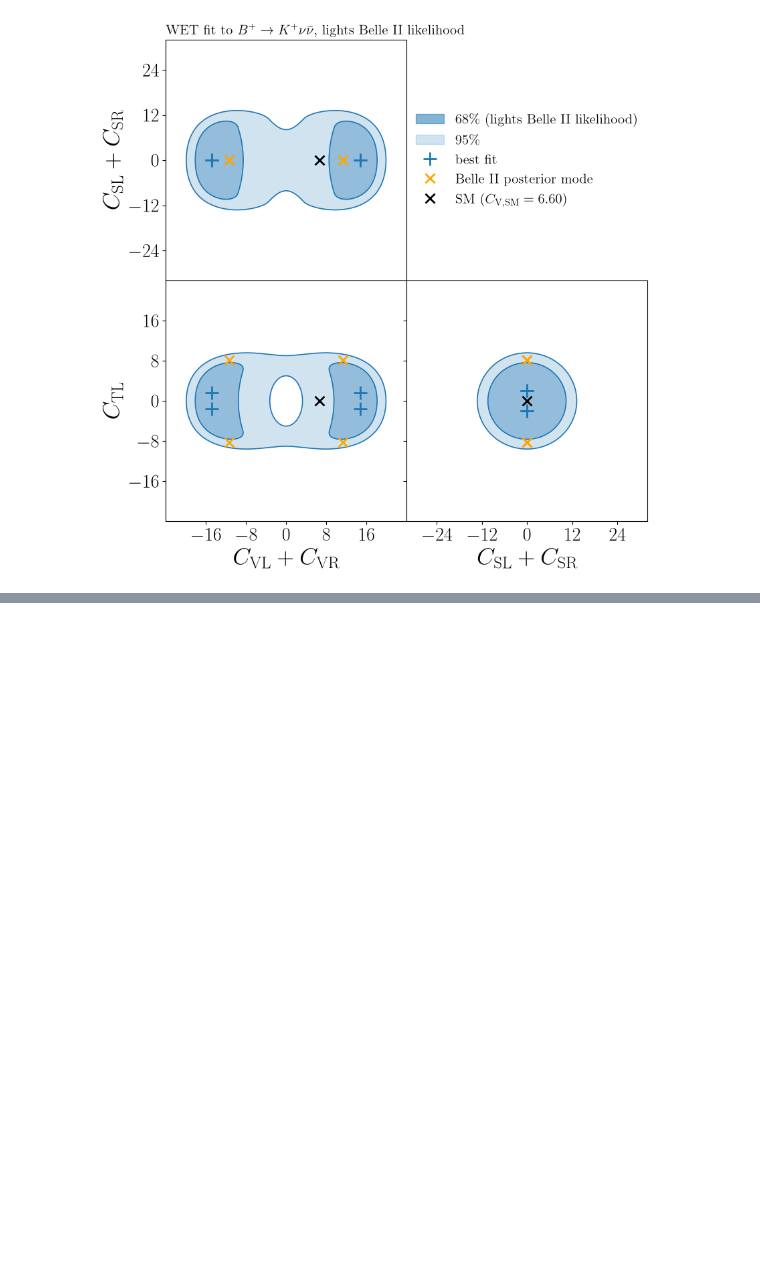
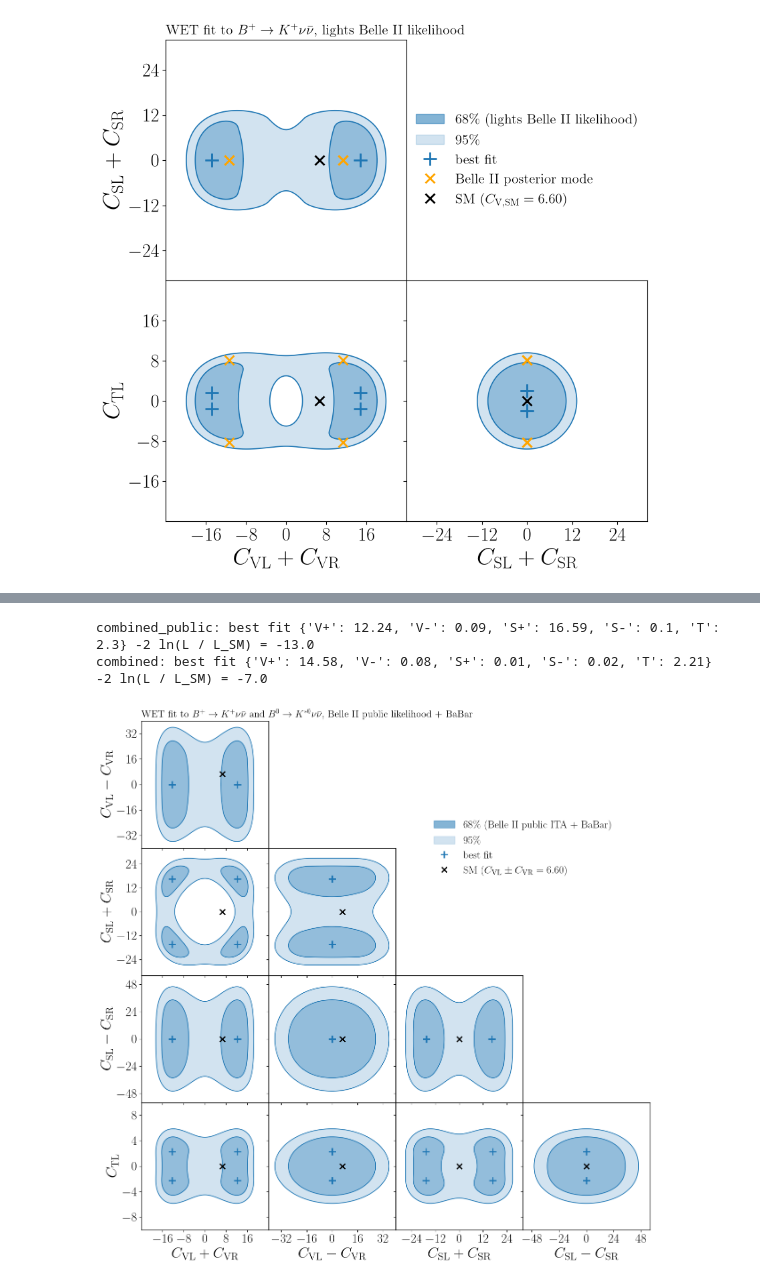
Before and after one commit to PatrickBolton/bk-invisible-fits, a Jupyter notebook: notebooks/04_NP_coupling.ipynb, the cells around one changed output, grey strips where cells are left out. Saved outputs shown, nothing was run; the diff lists cells and outputs as text; code cells hidden in the pictures; blank space fills up the shorter version.

Commit message:
Likelihoods with any number of NP templates; fit and scan all five WET couplings with BaBar; notebook 04: 10-panel WET fits; document slices vs profiles

```diff
--- a/notebooks/04_NP_coupling.ipynb
+++ b/notebooks/04_NP_coupling.ipynb
@@ -443,0 +454,61 @@ wet_figure(wet_lights, wet_lights_full, 'lights Belle II likelihood',
+# %%
+from lights.fits import WET_COUPLINGS, fit_WET, profile_logLL_WET
+from lights.constants import CVL_SM
+
+wet_labels = {"V+": r'$C_{\rm VL} + C_{\rm VR}$', "V-": r'$C_{\rm VL} - C_{\rm VR}$', "S+": r'$C_{\rm SL} + C_{\rm SR}$',
+              "S-": r'$C_{\rm SL} - C_{\rm SR}$', "T": r'$C_{\rm TL}$'}
+wet_ranges = {"V+": 24, "V-": 40, "S+": 32, "S-": 56, "T": 10}   # axis ranges (-range ... range), covering the 95% regions
+wet_ticks = {"V+": 8, "V-": 16, "S+": 12, "S-": 24, "T": 4}
+wet_SM = dict(zip(WET_COUPLINGS, (CVL_SM, CVL_SM, 0, 0, 0)))
+columns, rows = ("V+", "V-", "S+", "S-"), ("T", "S-", "S+", "V-")    # x axes, left to right; y axes, bottom to top
+wet_pairs = [(a, b) for a in columns for b in rows if WET_COUPLINGS.index(a) < WET_COUPLINGS.index(b)]
+
+wet_vals = {c: np.linspace(0, r, 81) for c, r in wet_ranges.items()}           # couplings >= 0
+wet_vals_full = {c: np.concatenate((-v[:0:-1], v)) for c, v in wet_vals.items()}
+wet_all = {}
+for experiment in ("combined_public", "combined"):
+    fit = fit_WET(experiment)
+    print(f"{experiment}: best fit", {c: round(v, 2) for c, v in fit.couplings.items()}, f"-2 ln(L / L_SM) = {fit.delta_chi2:.1f}")
+    wet_all[experiment] = {pair: profile_logLL_WET(experiment, pair, wet_vals[pair[0]], wet_vals[pair[1]])
+                           for pair in wet_pairs}
+# %% [output]
+combined_public: best fit {'V+': 12.24, 'V-': 0.09, 'S+': 16.59, 'S-': 0.1, 'T': 2.3} -2 ln(L / L_SM) = -13.0
+combined: best fit {'V+': 14.58, 'V-': 0.08, 'S+': 0.01, 'S-': 0.02, 'T': 2.21} -2 ln(L / L_SM) = -7.0
+# %%
+def wet_corner(grids, likelihood, title, file):
+    """The ten WET panels: each pair of couplings (columns: x, rows: y), with the 68% and 95% regions of the
+    mirrored grids, the best fit (and its mirror images) and the SM."""
+    fig = plt.figure(figsize = (13, 13))
+    size = 0.22
+    for (a, b), grid in grids.items():
+        i, r = columns.index(a), rows.index(b)
+        ax = fig.add_axes([i * size, r * size, size, size])
+        X, Y = np.meshgrid(wet_vals_full[a], wet_vals_full[b])
+        full = mirror(grid)
+        ax.contourf(X, Y, full, levels = [0, 5.99], colors = 'C0', alpha = 0.2)
+        ax.contourf(X, Y, full, levels = [0, 2.30], colors = 'C0', alpha = 0.35)
+        ax.contour(X, Y, full, levels = [2.30, 5.99], colors = 'C0', linewidths = 1.2)
+        jb, ja = np.unravel_index(np.argmin(grid), grid.shape)     # best fit (couplings >= 0) and its mirror images
+        for sa, sb in signs:
+            best, = ax.plot(sa * wet_vals[a][ja], sb * wet_vals[b][jb], '+', color = 'C0', ms = 12, mew = 2)
+        sm, = ax.plot(wet_SM[a], wet_SM[b], 'x', color = 'k', ms = 9, mew = 2)
+        ax.set_xlim(-wet_ranges[a], wet_ranges[a])
+        ax.set_ylim(-wet_ranges[b], wet_ranges[b])
+        for axis, name in ((ax.xaxis, a), (ax.yaxis, b)):
+            axis.set_ticks(np.arange(-wet_ranges[name] // wet_ticks[name] * wet_ticks[name], wet_ranges[name], wet_ticks[name])[1:])
+        if r > 0: ax.set_xticklabels([])
+        else: ax.set_xlabel(wet_labels[a], fontsize = 24)
+        if i > 0: ax.set_yticklabels([])
+        else: ax.set_ylabel(wet_labels[b], fontsize = 24)
+        if (i, r) == (0, len(rows) - 1):
+            ax.set_title(title, fontsize = 16, loc = 'left')
+    regions = [plt.Rectangle((0, 0), 1, 1, color = 'C0', alpha = a) for a in (0.55, 0.2)]
+    fig.legend(regions + [best, sm], [r'68\% (' + likelihood + ')', r'95\%', 'best fit', r'SM ($C_{\rm VL} \pm C_{\rm VR} = 6.60$)'],
+               loc = 'center', bbox_to_anchor = (0.66, 0.66), fontsize = 17, frameon = False)
+    plt.savefig(SAVE_DIR / file, bbox_inches = 'tight')
+
+wet_corner(wet_all["combined_public"], 'Belle II public ITA + BaBar',
+           r'WET fit to $B^+\to K^+\nu\bar\nu$ and $B^0\to K^{*0}\nu\bar\nu$, Belle II public likelihood + BaBar',
+           "WET_all_public.pdf")
+# %% [output]
+[figure, added]
```
Also changed, not shown: parts of 5 cells of this notebook, 7 other files.
